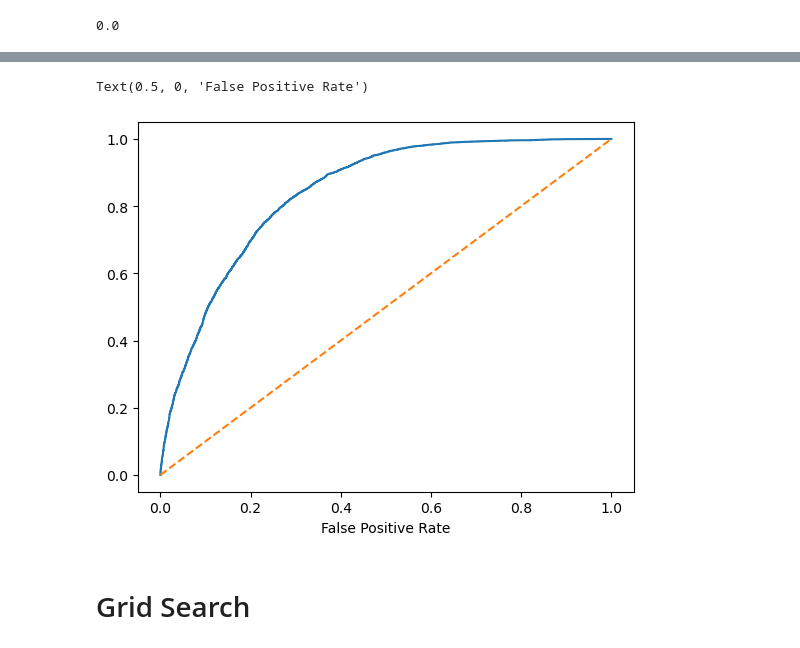
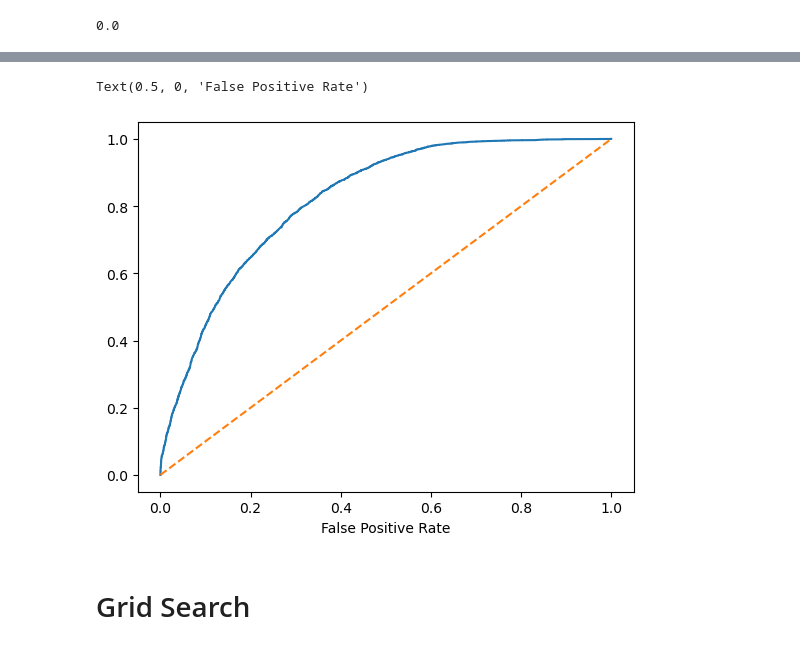
Before and after one commit to Danayt09/Tanzanian_Water_Wells, a Jupyter notebook: Final_Notebook.ipynb, the cells around one changed output, grey strips where cells are left out. Saved outputs shown, nothing was run; the diff lists cells and outputs as text; code cells hidden in the pictures.

```diff
--- a/Final_Notebook.ipynb
+++ b/Final_Notebook.ipynb
@@ -98,3 +71,9 @@ X_train, X_test, y_train, y_test = train_test_split(X, y, test_size=0.33, random
 # %% [markdown]
 # Processing
 >- setting the columns based on their features for pipeline modeling
+# %%
+cat_cols = ['installer', 'funder', 'basin', 'management_group', 'extraction_type_class', 'payment', 'water_quality',
+              'quantity', 'source', 'source_class', 'waterpoint_type_group', 'region']
+
+num_cols = ['gps_height', 'population', 'age_of_well']
+bin_cols = ['permit', 'public_meeting']
@@ -101,10 +86,4 @@ X_train, X_test, y_train, y_test = train_test_split(X, y, test_size=0.33, random
 # %%
-cat_cols = ['installer', 'basin', 'scheme_management', 'extraction_type_class', 'payment_type', 'quality_group',
-              'quantity_group', 'source', 'waterpoint_type_group']
-
-num_cols = ['gps_height', 'longitude', 'latitude','population', 'construction_year']
-bin_cols = ['permit', 'public_meeting']
-
 categorical_transformer = Pipeline(steps=[
     ('imputer', SimpleImputer(strategy='most_frequent')),
     ('encoder', OneHotEncoder())
@@ -167,8 +147,8 @@ Dummy_model.score(X_test, y_test)
 # %%
-Model = Pipeline(steps=[
+Model_1 = Pipeline(steps=[
     ('processes', preprocessor),
-    ('classifier', LogisticRegression(solver='lbfgs', max_iter=10000, class_weight='balanced', random_state =42))
+    ('classifier', LogisticRegression(random_state =42))
 ])
 # %%
-Model.fit(X_train, y_train)
+Model_1.fit(X_train, y_train)
 # %% [output]
@@ -257,15 +228,15 @@ Test Log Loss: 0.4732539765062816
 # %%
-probs = Model.predict_proba(X_test)[:, 1]
+probs = Model_1.predict_proba(X_test)[:, 1]
 
 # Calculate the false positive rate and true positive rate
 fpr, tpr, thresholds = roc_curve(y_test, probs)
 
 plt.plot(fpr, tpr)
 plt.plot([0, 1], [0, 1], linestyle='--')  # Random guess line
 plt.xlabel('False Positive Rate')
 # %% [output]
 Text(0.5, 0, 'False Positive Rate')
-[figure, old version]
+[figure, new version]
 # %% [markdown]
 # Grid Search
 # %%
```
Also changed, not shown: parts of 35 cells of this notebook, 2 other files.
